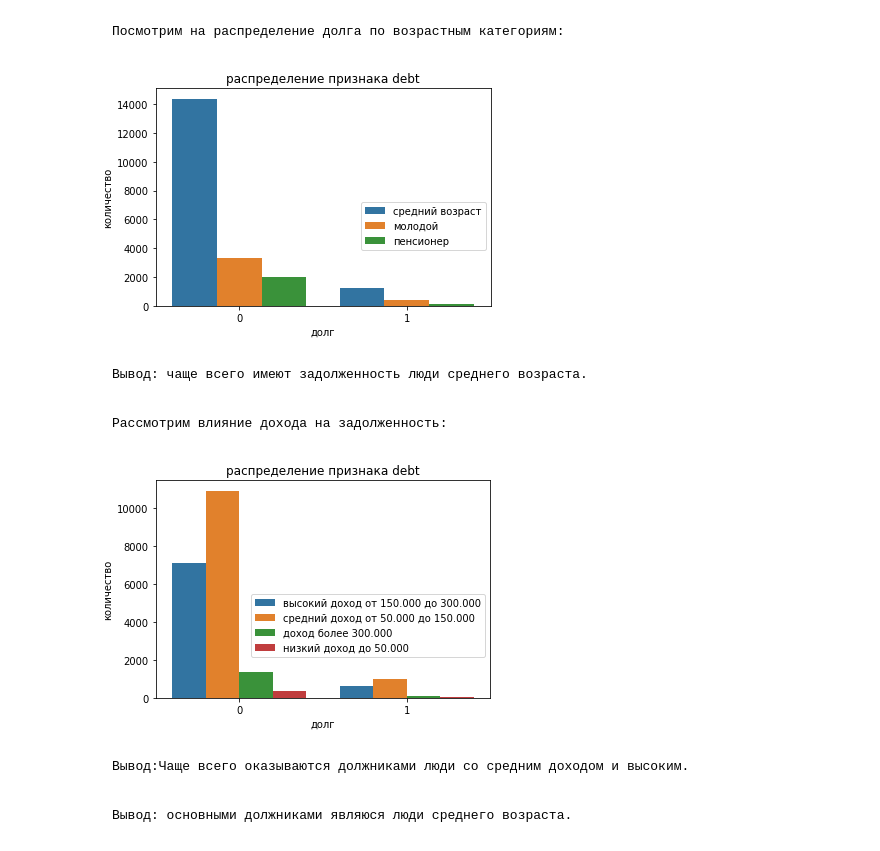
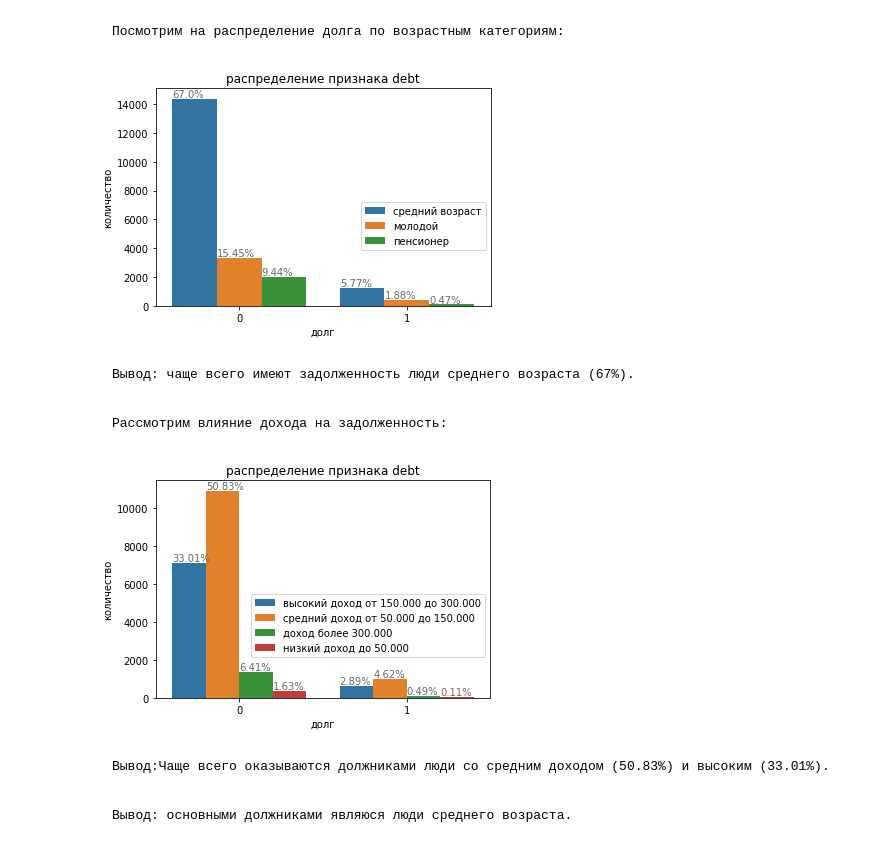
Before and after one commit to skd2314/yandex_practikum_da, a Jupyter notebook: 1_borrower_reliability_research/borrower_reliability_research.ipynb, the cells around one changed output. Cells and saved outputs as stored; diff of their text form; code cells hidden in the pictures.

```diff
--- a/1_borrower_reliability_research/borrower_reliability_research.ipynb
+++ b/1_borrower_reliability_research/borrower_reliability_research.ipynb
@@ -666,6 +653,20 @@ for column in clients_discr_values:
     ax = sns.countplot(data=df, x=column, hue='lemm_purpose')
     xax = ax.xaxis
     xlabels = xax.get_ticklabels()
+
+#https://robertmitchellv.com/blog-bar-chart-annotations-pandas-mpl.html
+    totals = []
+# find the values and append to list
+    for i in ax.patches:
+        totals.append(i.get_height())
+        total = sum(totals)
+    for i in ax.patches:
+    # get_x pulls left or right; get_height pushes up or down
+        ax.text(i.get_x()+.1, i.get_height()+99, \
+                str(round((i.get_height()/total)*100, 2))+'%', fontsize=8,
+                    color='dimgrey')
+
+########################################################################
     for label in xlabels:
         label.set_rotation(0)# текст по х
     plt.xlabel('количество детей')
@@ -746,6 +747,21 @@ for column in clients_discr_values:
     ax = sns.countplot(data=df, x=column, hue='category_full_age')
     xax = ax.xaxis
     xlabels = xax.get_ticklabels()
+
+#https://robertmitchellv.com/blog-bar-chart-annotations-pandas-mpl.html
+    totals = []
+
+# find the values and append to list
+    for i in ax.patches:
+        totals.append(i.get_height())
+        total = sum(totals)
+    for i in ax.patches:
+    # get_x pulls left or right; get_height pushes up or down
+        ax.text(i.get_x()+.0, i.get_height()+99, \
+                str(round((i.get_height()/total)*100, 2))+'%', fontsize=10,
+                    color='dimgrey')
+########################################################################
+
     for label in xlabels:
         label.set_rotation(0)# текст по х
     plt.xlabel('долг')
@@ -753,29 +769,44 @@ for column in clients_discr_values:
     plt.legend(bbox_to_anchor=(1, 0.5))
     plt.show()
 # %% [output]
-[figure, old version]
+[figure, new version]
 # %% [markdown]
-    Вывод: чаще всего имеют задолженность люди среднего возраста.
+    Вывод: чаще всего имеют задолженность люди среднего возраста (67%).
 # %% [markdown]
     Рассмотрим влияние дохода на задолженность:
 # %%
 clients_discr_values = ['debt']#, 'total_income'
 fig, ax = plt.subplots()
 for column in clients_discr_values:
     plt.title("распределение признака "+column)
     ax = sns.countplot(data=df, x=column, hue='category_total_income')
     xax = ax.xaxis
     xlabels = xax.get_ticklabels()
+
+#https://robertmitchellv.com/blog-bar-chart-annotations-pandas-mpl.html
+    totals = []
+
+# find the values and append to list
+    for i in ax.patches:
+        totals.append(i.get_height())
+        total = sum(totals)
+    for i in ax.patches:
+    # get_x pulls left or right; get_height pushes up or down
+        ax.text(i.get_x()+.0, i.get_height()+99, \
+                str(round((i.get_height()/total)*100, 2))+'%', fontsize=10,
+                    color='dimgrey')
+########################################################################
+
     for label in xlabels:
         label.set_rotation(0)# текст по х
     plt.xlabel('долг')
     plt.ylabel("количество")
     plt.legend(bbox_to_anchor=(1, 0.5))
     plt.show()
 # %% [output]
-[figure, old version]
+[figure, new version]
 # %% [markdown]
-    Вывод:Чаще всего оказываются должниками люди со средним доходом и высоким.
+    Вывод:Чаще всего оказываются должниками люди со средним доходом (50.83%) и высоким (33.01%).
 # %% [markdown]
     Вывод: основными должниками являюся люди среднего возраста.
 # %% [markdown]
```
Also changed, not shown: parts of 41 cells of this notebook.
